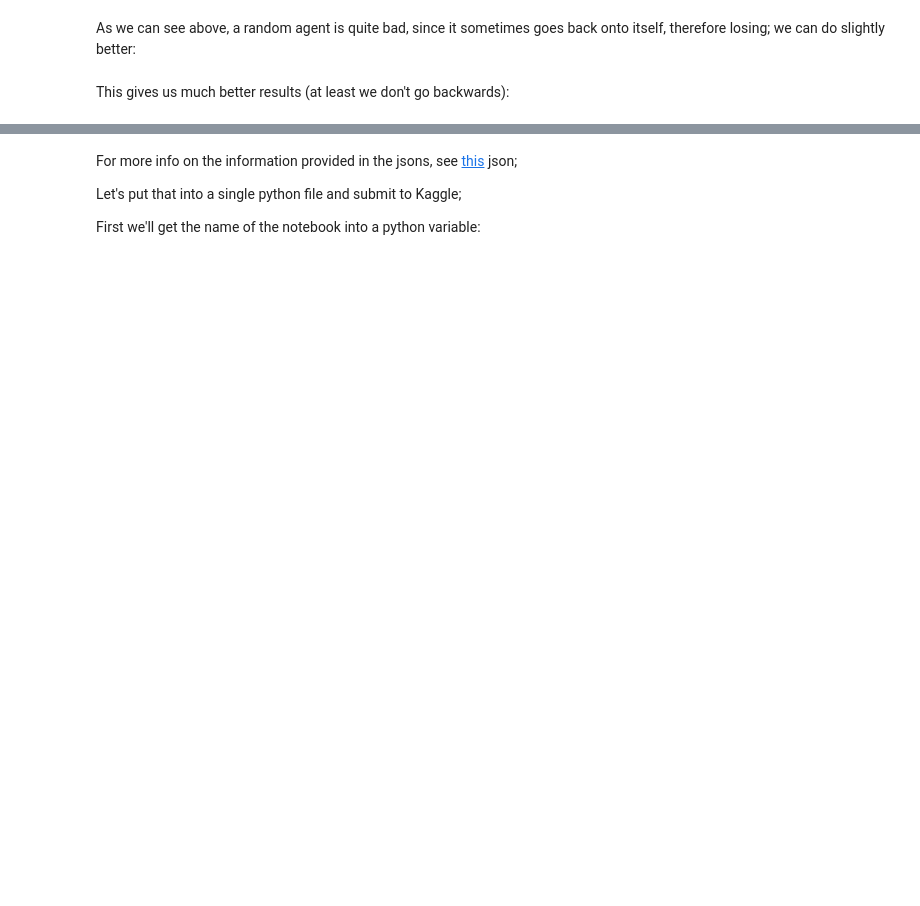
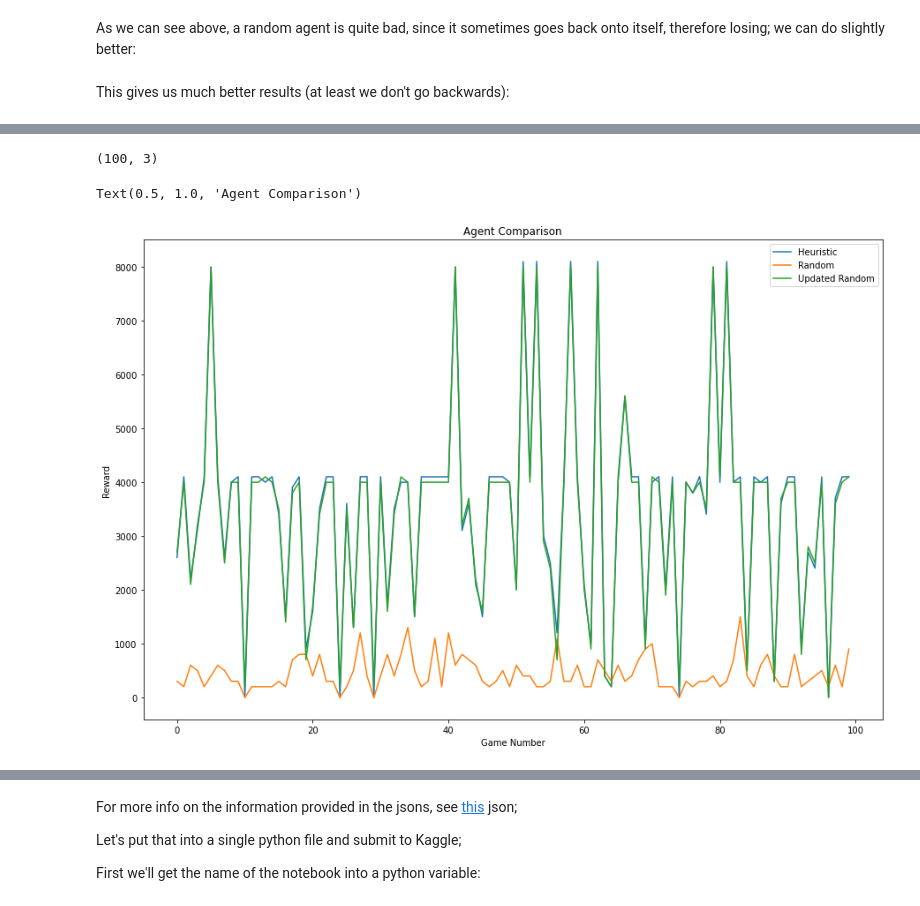
Before and after one commit to BrunoGomesCoelho/Eat-Move-Learn, a Jupyter notebook: notebooks/1.0-bgc-Tutorial-OzlemUpdate.ipynb, the cells around one changed output, grey strips where cells are left out. Saved outputs shown, nothing was run; the diff lists cells and outputs as text; code cells hidden in the pictures; blank space fills up the shorter version.

```diff
--- a/notebooks/1.0-bgc-Tutorial-OzlemUpdate.ipynb
+++ b/notebooks/1.0-bgc-Tutorial-OzlemUpdate.ipynb
@@ -217,0 +277,18 @@ Goose Collision: EAST
+# %%
+rewards = np.array(rewards)
+print(rewards.shape)
+
+fig = plt.figure(figsize=(15,10))
+
+plt.plot(rewards[:,0])
+plt.plot(rewards[:,1])
+plt.plot(rewards[:,2])
+
+plt.legend(['Heuristic', 'Random' , 'Updated Random'])
+plt.xlabel('Game Number')
+plt.ylabel('Reward')
+plt.title('Agent Comparison')
+# %% [output]
+(100, 3)
+Text(0.5, 1.0, 'Agent Comparison')
+[figure, added]
```
Also changed, not shown: parts of 10 cells of this notebook.
